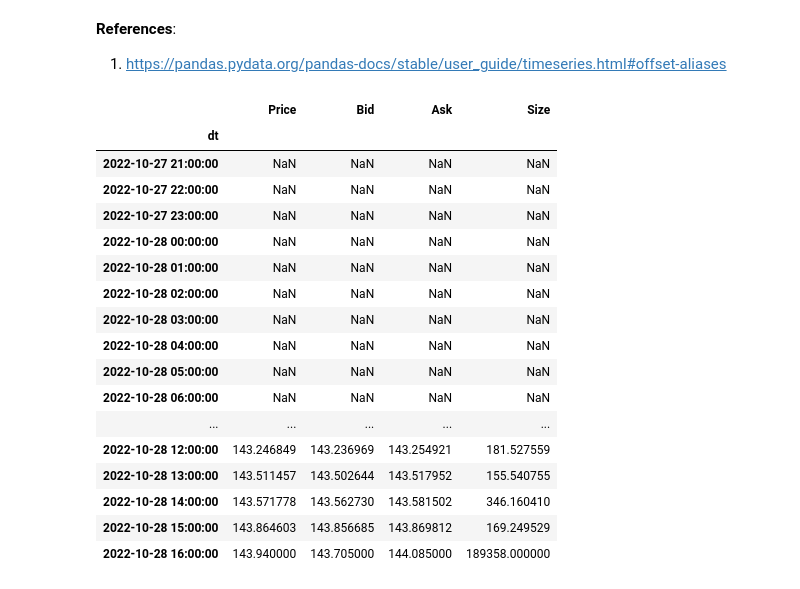
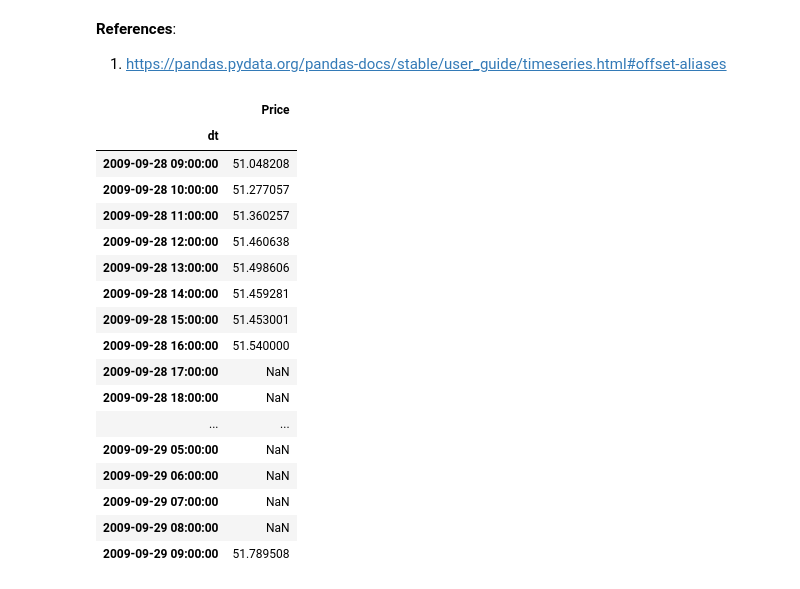
Before and after one commit to lcsrodriguez/HFT-IntradayVol-Estimation, a Jupyter notebook: main.ipynb, the cells around one changed output. Cells and saved outputs as stored; diff of their text form; code cells hidden in the pictures.

```diff
--- a/main.ipynb
+++ b/main.ipynb
@@ -54,28 +63,35 @@ df.head(10)
 | 2009-09-28 09:31:33 | 50.75 | 50.75 | 50.76 | 100 |
 | 2009-09-28 09:31:33 | 50.75 | 50.75 | 50.76 | 100 |
 | 2009-09-28 09:31:33 | 50.75 | 50.75 | 50.76 | 100 |
+# %%
+# Removing useless columns
+try: # try-except block in order to catch the thrown exception in case of re-execution
+    df.drop(['Bid', 'Ask', 'Size'], axis=1, inplace=True)
+    df.shape
+except KeyError:
+    print("Columns already removed.")
 # %% [markdown]
 **References**:
 1. https://pandas.pydata.org/pandas-docs/stable/user_guide/timeseries.html#offset-aliases
 # %%
-df.resample("H").mean().tail(20)
+df.resample("H").mean().head(25)
 # %% [output]
-|  | Price | Bid | Ask | Size |
-| dt |  |  |  |  |
-| 2022-10-27 21:00:00 | NaN | NaN | NaN | NaN |
-| 2022-10-27 22:00:00 | NaN | NaN | NaN | NaN |
-| 2022-10-27 23:00:00 | NaN | NaN | NaN | NaN |
-| 2022-10-28 00:00:00 | NaN | NaN | NaN | NaN |
-| 2022-10-28 01:00:00 | NaN | NaN | NaN | NaN |
-| 2022-10-28 02:00:00 | NaN | NaN | NaN | NaN |
-| 2022-10-28 03:00:00 | NaN | NaN | NaN | NaN |
-| 2022-10-28 04:00:00 | NaN | NaN | NaN | NaN |
-| 2022-10-28 05:00:00 | NaN | NaN | NaN | NaN |
-| 2022-10-28 06:00:00 | NaN | NaN | NaN | NaN |
-| ... | ... | ... | ... | ... |
-| 2022-10-28 12:00:00 | 143.246849 | 143.236969 | 143.254921 | 181.527559 |
-| 2022-10-28 13:00:00 | 143.511457 | 143.502644 | 143.517952 | 155.540755 |
-| 2022-10-28 14:00:00 | 143.571778 | 143.562730 | 143.581502 | 346.160410 |
-| 2022-10-28 15:00:00 | 143.864603 | 143.856685 | 143.869812 | 169.249529 |
-| 2022-10-28 16:00:00 | 143.940000 | 143.705000 | 144.085000 | 189358.000000 |
+|  | Price |
+| dt |  |
+| 2009-09-28 09:00:00 | 51.048208 |
+| 2009-09-28 10:00:00 | 51.277057 |
+| 2009-09-28 11:00:00 | 51.360257 |
+| 2009-09-28 12:00:00 | 51.460638 |
+| 2009-09-28 13:00:00 | 51.498606 |
+| 2009-09-28 14:00:00 | 51.459281 |
+| 2009-09-28 15:00:00 | 51.453001 |
+| 2009-09-28 16:00:00 | 51.540000 |
+| 2009-09-28 17:00:00 | NaN |
+| 2009-09-28 18:00:00 | NaN |
+| ... | ... |
+| 2009-09-29 05:00:00 | NaN |
+| 2009-09-29 06:00:00 | NaN |
+| 2009-09-29 07:00:00 | NaN |
+| 2009-09-29 08:00:00 | NaN |
+| 2009-09-29 09:00:00 | 51.789508 |
 # %% [markdown]
```
Also changed, not shown: parts of 13 cells of this notebook.
